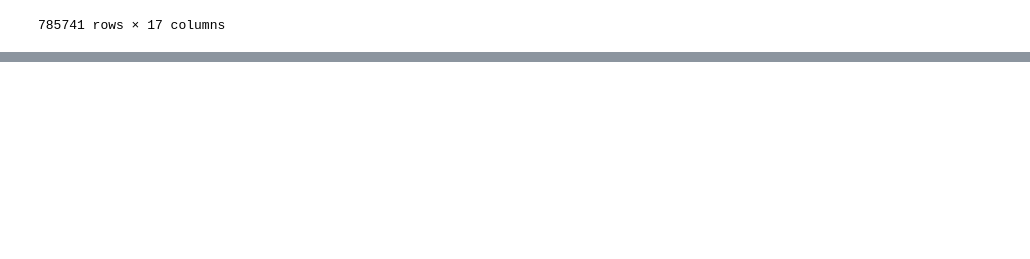
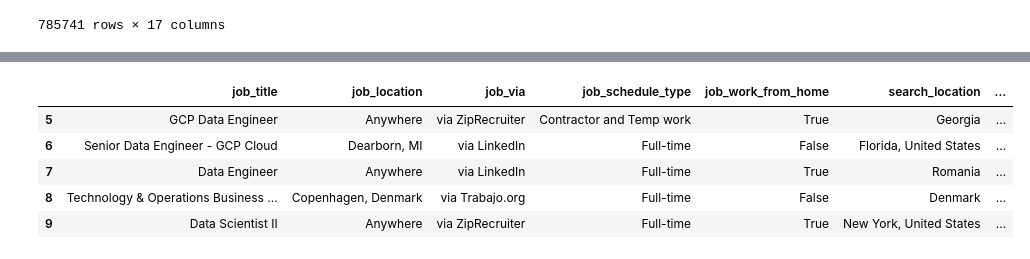
Before and after one commit to AdamWiercioch95/Python_Data_Exercises, a Jupyter notebook: pandas/1_Pandas_accessing_Data.ipynb, the cells around one changed output, grey strips where cells are left out. Drawn from its saved outputs; the diff is of its cells as text; code cells hidden in the pictures; blank space fills up the shorter version.

Commit message:
exercises with iloc and loc methods

```diff
--- a/pandas/1_Pandas_accessing_Data.ipynb
+++ b/pandas/1_Pandas_accessing_Data.ipynb
@@ -28,0 +60,11 @@ df
+# %%
+ # Retrieve the columns starting with job_title all the way to job_posted_date for rows with an index of 5 to 9. Use the loc method.
+
+ df.loc[5:9, 'job_title':'job_posted_date']
+# %% [output]
+|  | job_title | job_location | job_via | job_schedule_type | job_work_from_home | search_location | ... |
+| 5 | GCP Data Engineer | Anywhere | via ZipRecruiter | Contractor and Temp work | True | Georgia | ... |
+| 6 | Senior Data Engineer - GCP Cloud | Dearborn, MI | via LinkedIn | Full-time | False | Florida, United States | ... |
+| 7 | Data Engineer | Anywhere | via LinkedIn | Full-time | True | Romania | ... |
+| 8 | Technology & Operations Business ... | Copenhagen, Denmark | via Trabajo.org | Full-time | False | Denmark | ... |
+| 9 | Data Scientist II | Anywhere | via ZipRecruiter | Full-time | True | New York, United States | ... |
```
Also changed, not shown: parts of 5 cells of this notebook.
